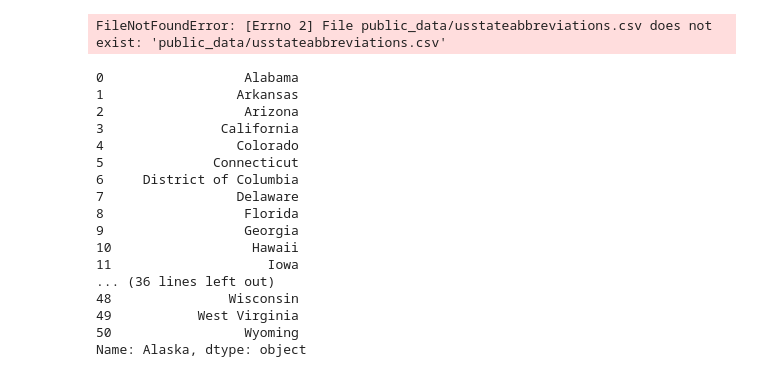
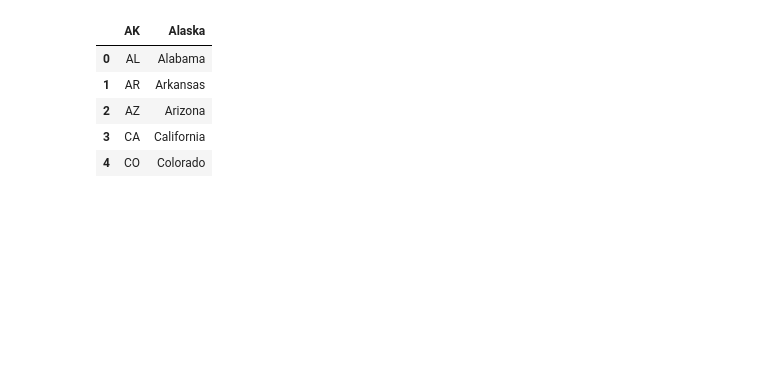
Before and after one commit to danieljsmarda/BodyTweets, a Jupyter notebook: tweets_code/working_notebook.ipynb, the cells around one changed output. Drawn from its saved outputs; the diff is of its cells as text; code cells hidden in the pictures; blank space fills up the shorter version.

```diff
--- a/tweets_code/working_notebook.ipynb
+++ b/tweets_code/working_notebook.ipynb
@@ -7,25 +54,10 @@ os.getcwd()
 # %%
-df = pd.read_csv('public_data/usstateabbreviations.csv')
+df = pd.read_csv('../public_data/usstateabbreviations.csv')
 df.head()
 # %% [output]
-FileNotFoundError: [Errno 2] File public_data/usstateabbreviations.csv does not exist: 'public_data/usstateabbreviations.csv'
+|  | AK | Alaska |
+| 0 | AL | Alabama |
+| 1 | AR | Arkansas |
+| 2 | AZ | Arizona |
+| 3 | CA | California |
+| 4 | CO | Colorado |
-# %%
-df['Alaska']
-# %% [output]
-0                  Alabama
-1                 Arkansas
-2                  Arizona
-3               California
-4                 Colorado
-5              Connecticut
-6     District of Columbia
-7                 Delaware
-8                  Florida
-9                  Georgia
-10                  Hawaii
-11                    Iowa
-... (36 lines left out)
-48               Wisconsin
-49           West Virginia
-50                 Wyoming
-Name: Alaska, dtype: object
```
Also changed, not shown: parts of 6 cells of this notebook.
